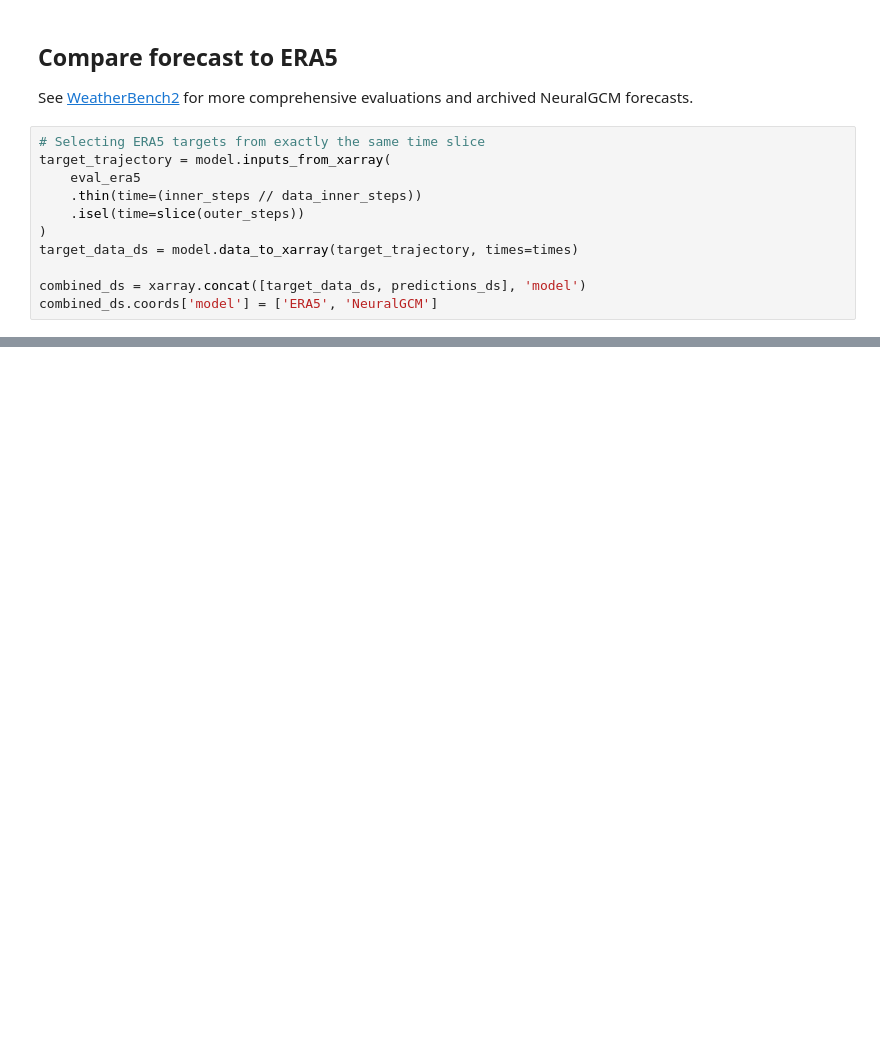
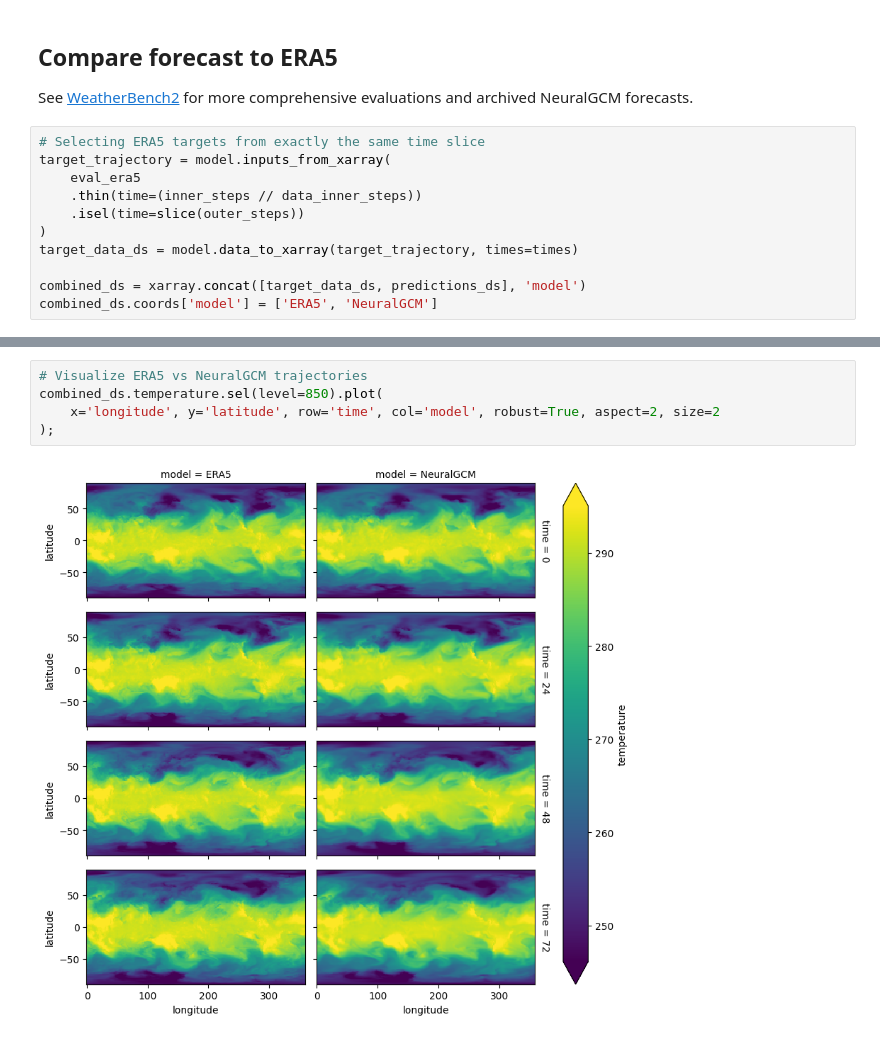
Before and after one commit to krishnakafle/NeuroGCM, a Jupyter notebook: docs/inference_demo.ipynb, the cells around one changed output, grey strips where cells are left out. Drawn from its saved outputs; the diff is of its cells as text; blank space fills up the shorter version.

```diff
--- a/docs/inference_demo.ipynb
+++ b/docs/inference_demo.ipynb
@@ -141,0 +156,7 @@ combined_ds.specific_humidity.sel(level=850).plot(
+# %%
+# Visualize ERA5 vs NeuralGCM trajectories
+combined_ds.temperature.sel(level=850).plot(
+    x='longitude', y='latitude', row='time', col='model', robust=True, aspect=2, size=2
+);
+# %% [output]
+[figure, added]
```
Also changed, not shown: parts of 4 cells of this notebook.
